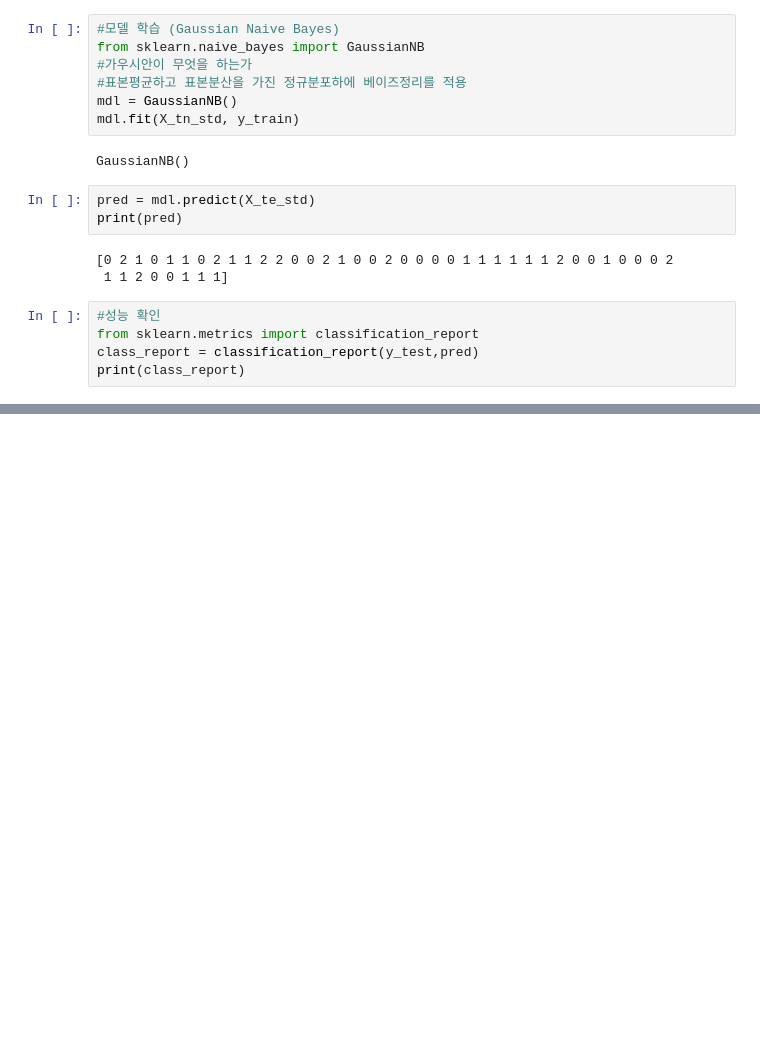
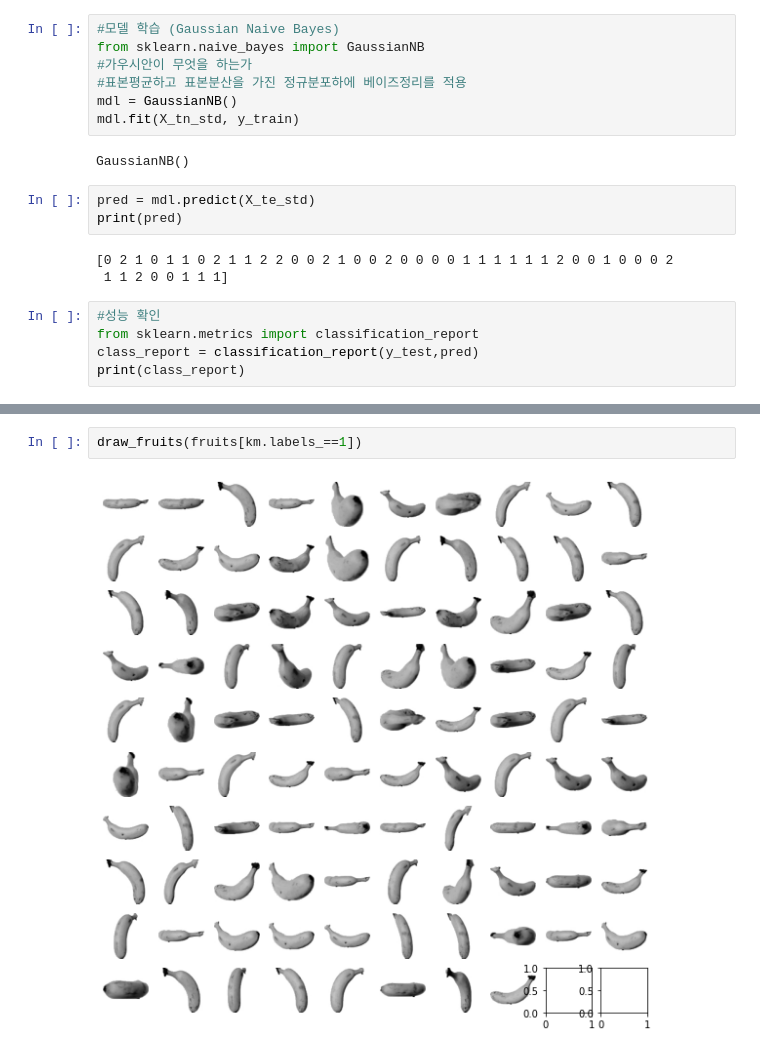
Before and after one commit to fangdol888/ml_prac4univ, a Jupyter notebook: practice.ipynb, the cells around one changed output, grey strips where cells are left out. Saved outputs shown, nothing was run; the diff lists cells and outputs as text; blank space fills up the shorter version.

```diff
--- a/practice.ipynb
+++ b/practice.ipynb
@@ -366,0 +383,4 @@ print(class_report)
+# %%
+draw_fruits(fruits[km.labels_==1])
+# %% [output]
+[figure, added]
```
Also changed, not shown: parts of 29 cells of this notebook, 1 other file.
